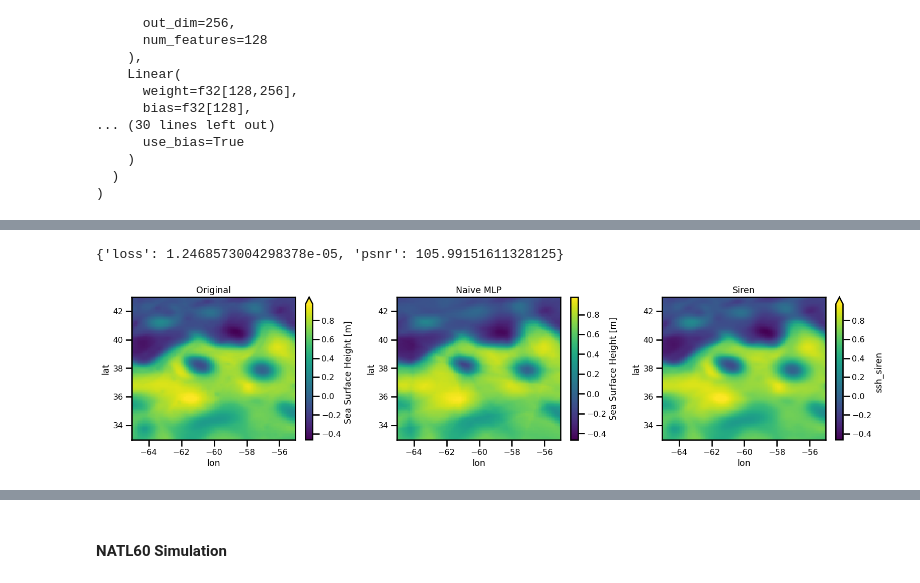
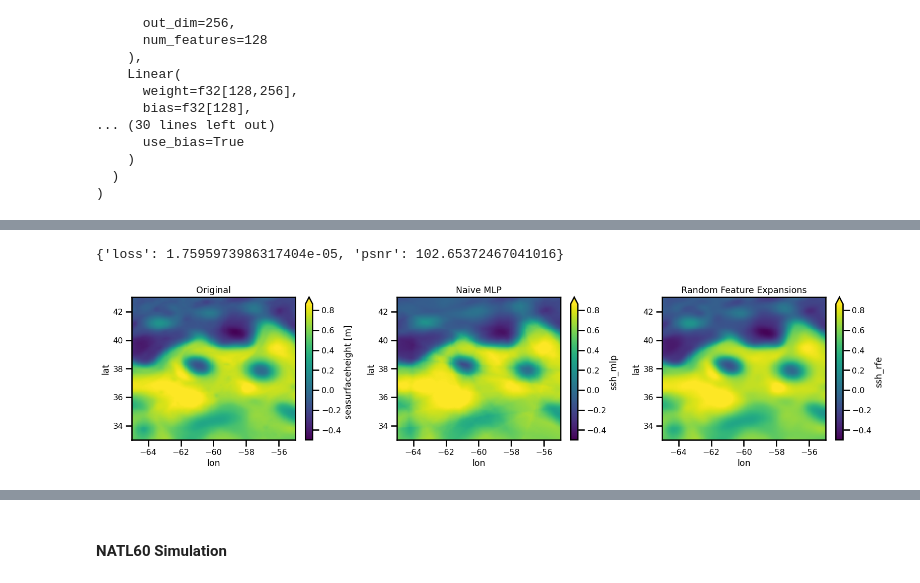
Before and after one commit to jejjohnson/jejeqx, a Jupyter notebook: notebooks/dev/nerfs/1.2_gradients.ipynb, the cells around one changed output, grey strips where cells are left out. Saved outputs shown, nothing was run; the diff lists cells and outputs as text; code cells hidden in the pictures.

```diff
--- a/notebooks/dev/nerfs/1.2_gradients.ipynb
+++ b/notebooks/dev/nerfs/1.2_gradients.ipynb
@@ -357,7 +385,7 @@ class RegressorTrainer(TrainerModule):
 
         @eqx.filter_value_and_grad
         def mse_loss(model, batch):
-            x, y = batch
+            x, y = batch["spatial"], batch["data"]
             pred = jax.vmap(model)(x)
             loss = jnp.mean((y - pred)**2)
             return loss
@@ -375,14 +403,19 @@ class RegressorTrainer(TrainerModule):
             psnr_loss = psnr(loss)
             return {"loss": loss, "psnr": psnr_loss}
 
-        def predict_step(model, batch):
-            x, y = batch
+        def test_step(model, batch):
+            x, y = batch["spatial"], batch["data"]
             out = jax.vmap(model)(x)
             loss, _ = mse_loss(model, batch)
             psnr_loss = psnr(loss)
             return out, {"loss": loss, "psnr": psnr_loss}
 
-        return train_step, eval_step, predict_step
+        def predict_step(model, batch):
+            x = batch["spatial"]
+            out = jax.vmap(model)(x)
+            return out
+
+        return train_step, eval_step, test_step, predict_step
 
 
     def on_training_end(self,):
@@ -426,7 +479,7 @@ metrics
 # %% [output]
 {'loss': 0.0003233444003853947, 'psnr': 73.43646240234375}
 # %%
-xrda["ssh_mlp"] = dm.data_to_df(out).to_xarray().ssh
+xrda["ssh_mlp"] = dm.data_to_df(out).to_xarray().sossheig
 # %%
 fig, ax = plt.subplots(ncols=2, figsize=(8,3))
 
@@ -570,26 +645,27 @@ trainer.save_model("checkpoint_model_rff_ssh.ckpt")
 # %%
-out, metrics = trainer.predict_model(dm.predict_dataloader())
+out, metrics = trainer.test_model(dm.test_dataloader())
+
 metrics
 # %% [output]
-{'loss': 1.2468573004298378e-05, 'psnr': 105.99151611328125}
+{'loss': 1.7595973986317404e-05, 'psnr': 102.65372467041016}
 # %%
-xrda["ssh_siren"] = dm.data_to_df(out).to_xarray().ssh
+xrda["ssh_rfe"] = dm.data_to_df(out).to_xarray().sossheig
 # %%
 fig, ax = plt.subplots(ncols=3, figsize=(16,4))
 
-vmin = np.min([xrda.ssh.min(), xrda.ssh_mlp.min(), xrda.ssh_siren.min()])
-vmax = np.min([xrda.ssh.max(), xrda.ssh_mlp.max(), xrda.ssh_siren.max()])
+vmin = np.min([xrda.sossheig.min(), xrda.ssh_mlp.min(), xrda.ssh_siren.min()])
+vmax = np.min([xrda.sossheig.max(), xrda.ssh_mlp.max(), xrda.ssh_siren.max()])
 
-xrda.ssh.isel(time=0).plot.pcolormesh(ax=ax[0], cmap="viridis", vmin=vmin, vmax=vmax)
+xrda.sossheig.isel(time=0).plot.pcolormesh(ax=ax[0], cmap="viridis", vmin=vmin, vmax=vmax)
 ax[0].set(title="Original")
 
 xrda.ssh_mlp.isel(time=0).plot.pcolormesh(ax=ax[1], cmap="viridis", vmin=vmin, vmax=vmax)
 ax[1].set(title="Naive MLP")
 
-xrda.ssh_siren.isel(time=0).plot.pcolormesh(ax=ax[2], cmap="viridis", vmin=vmin, vmax=vmax)
-ax[2].set(title="Siren")
+xrda.ssh_rfe.isel(time=0).plot.pcolormesh(ax=ax[2], cmap="viridis", vmin=vmin, vmax=vmax)
+ax[2].set(title="Random Feature Expansions")
 
 plt.tight_layout()
 plt.show()
 # %% [output]
-[figure, old version]
+[figure, new version]
```
Also changed, not shown: parts of 31 cells of this notebook, 11 other files.
